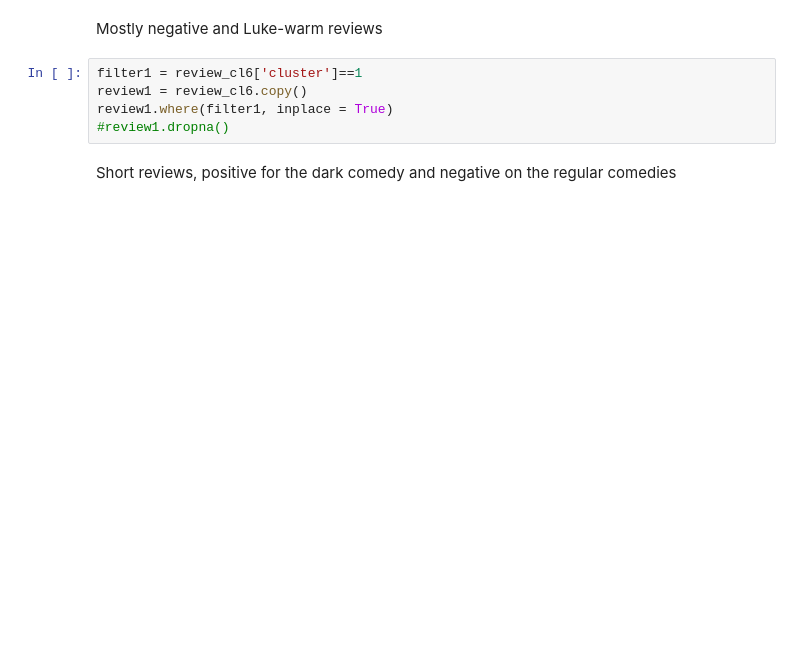
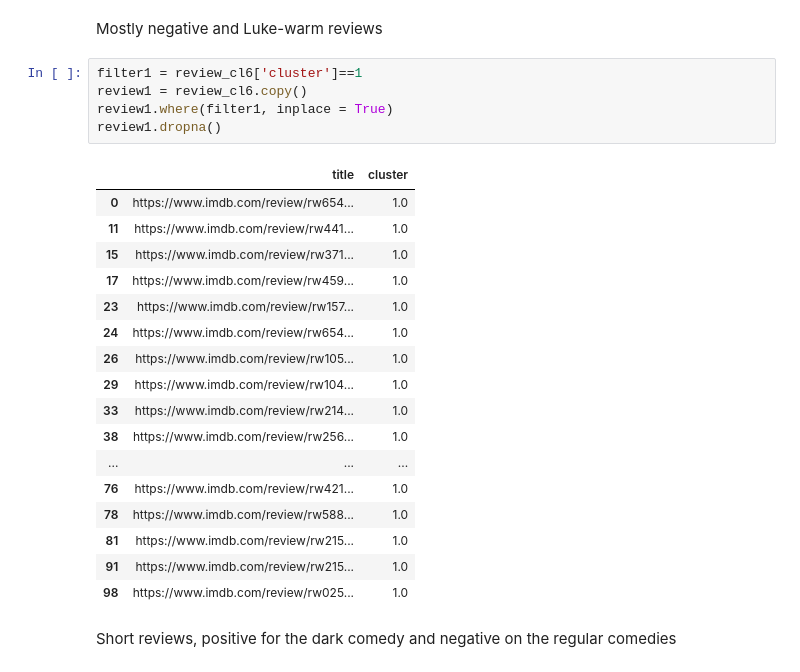
Before and after one commit to julia-codes/NaturalLanguageProcessing, a Jupyter notebook: NLP/Julia_Layne_Homework_7.ipynb, the cells around one changed output. Drawn from its saved outputs; the diff is of its cells as text; blank space fills up the shorter version.

```diff
--- a/NLP/Julia_Layne_Homework_7.ipynb
+++ b/NLP/Julia_Layne_Homework_7.ipynb
@@ -169,8 +178,26 @@ Mostly negative and Luke-warm reviews
 # %%
 filter1 = review_cl6['cluster']==1
 review1 = review_cl6.copy()
 review1.where(filter1, inplace = True)
-#review1.dropna()
+review1.dropna()
+# %% [output]
+|  | title | cluster |
+| 0 | https://www.imdb.com/review/rw654... | 1.0 |
+| 11 | https://www.imdb.com/review/rw441... | 1.0 |
+| 15 | https://www.imdb.com/review/rw371... | 1.0 |
+| 17 | https://www.imdb.com/review/rw459... | 1.0 |
+| 23 | https://www.imdb.com/review/rw157... | 1.0 |
+| 24 | https://www.imdb.com/review/rw654... | 1.0 |
+| 26 | https://www.imdb.com/review/rw105... | 1.0 |
+| 29 | https://www.imdb.com/review/rw104... | 1.0 |
+| 33 | https://www.imdb.com/review/rw214... | 1.0 |
+| 38 | https://www.imdb.com/review/rw256... | 1.0 |
+| ... | ... | ... |
+| 76 | https://www.imdb.com/review/rw421... | 1.0 |
+| 78 | https://www.imdb.com/review/rw588... | 1.0 |
+| 81 | https://www.imdb.com/review/rw215... | 1.0 |
+| 91 | https://www.imdb.com/review/rw215... | 1.0 |
+| 98 | https://www.imdb.com/review/rw025... | 1.0 |
 # %% [markdown]
 Short reviews, positive for the dark comedy and negative on the regular comedies
 # %%
```
Also changed, not shown: parts of 9 cells of this notebook, 50 other files.
